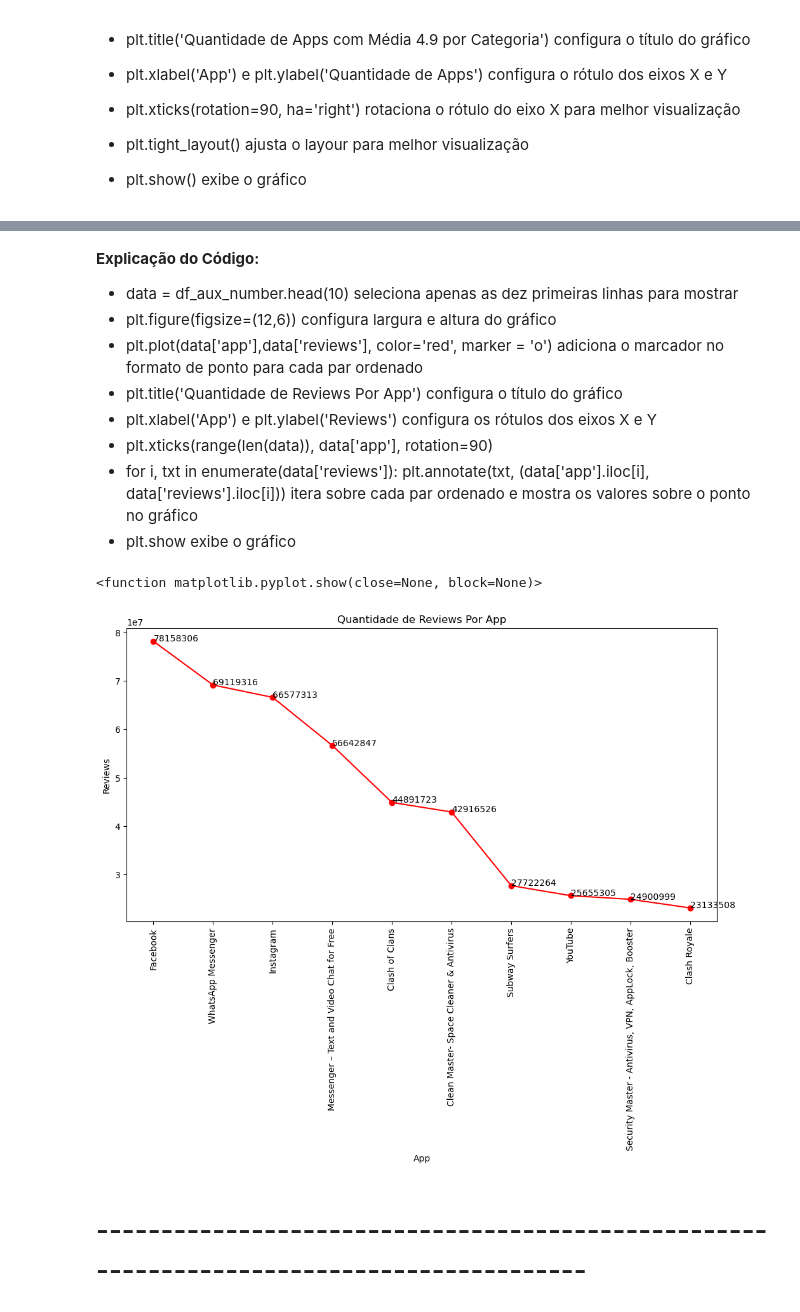
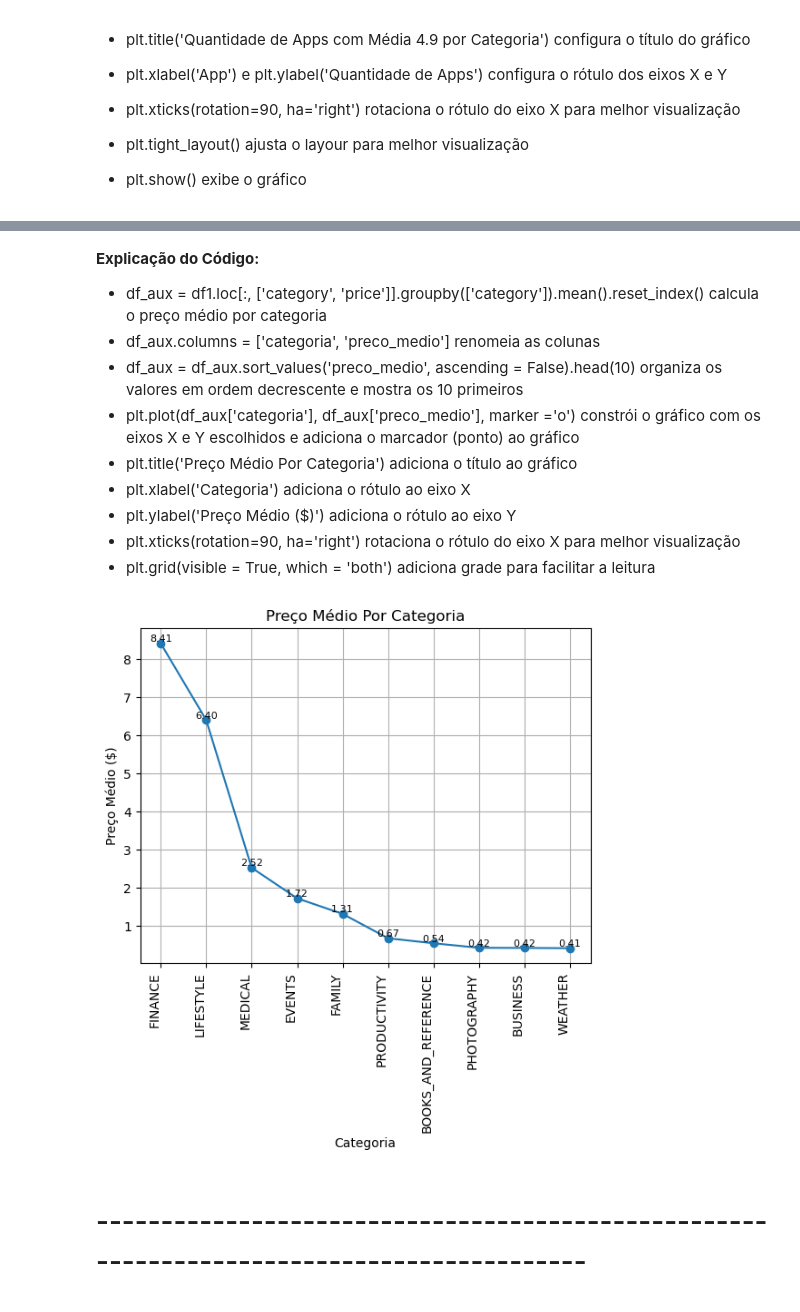
Before and after one commit to wldgrd/Compass, a Jupyter notebook: Sprint3/Desafio/etapa-2/desafio_final.ipynb, the cells around one changed output, grey strips where cells are left out. Drawn from its saved outputs; the diff is of its cells as text; code cells hidden in the pictures.

```diff
--- a/Sprint3/Desafio/etapa-2/desafio_final.ipynb
+++ b/Sprint3/Desafio/etapa-2/desafio_final.ipynb
@@ -485,28 +502,33 @@ plt.show()
 # %% [markdown]
 **Explicação do Código:**
-
-- data = df_aux_number.head(10) seleciona apenas as dez primeiras linhas para mostrar
-- plt.figure(figsize=(12,6)) configura largura e altura do gráfico
-- plt.plot(data['app'],data['reviews'], color='red', marker = 'o') adiciona o marcador no formato de ponto para cada par ordenado
-- plt.title('Quantidade de Reviews Por App') configura o título do gráfico
-- plt.xlabel('App') e plt.ylabel('Reviews') configura os rótulos dos eixos X e Y
-- plt.xticks(range(len(data)), data['app'], rotation=90)
-- for i, txt in enumerate(data['reviews']):
-    plt.annotate(txt, (data['app'].iloc[i], data['reviews'].iloc[i])) itera sobre cada par ordenado e mostra os valores sobre o ponto no gráfico
-- plt.show exibe o gráfico
+- df_aux = df1.loc[:, ['category', 'price']].groupby(['category']).mean().reset_index() calcula o preço médio por categoria
+- df_aux.columns = ['categoria', 'preco_medio'] renomeia as colunas
+- df_aux = df_aux.sort_values('preco_medio', ascending = False).head(10) organiza os valores em ordem decrescente e mostra os 10 primeiros
+- plt.plot(df_aux['categoria'], df_aux['preco_medio'], marker ='o') constrói o gráfico com os eixos X e Y escolhidos e adiciona o marcador (ponto) ao gráfico
+- plt.title('Preço Médio Por Categoria') adiciona o título ao gráfico
+- plt.xlabel('Categoria') adiciona o rótulo ao eixo X
+- plt.ylabel('Preço Médio ($)') adiciona o rótulo ao eixo Y
+- plt.xticks(rotation=90, ha='right') rotaciona o rótulo do eixo X para melhor visualização
+- plt.grid(visible = True, which = 'both') adiciona grade para facilitar a leitura
 # %%
-data = df_aux_number.head(10)
-plt.figure(figsize=(12,6))
-plt.plot(data['app'],data['reviews'], color='red', marker = 'o')
-plt.title('Quantidade de Reviews Por App')
-plt.xlabel('App')
-plt.ylabel('Reviews')
-plt.xticks(range(len(data)), data['app'], rotation=90)
-for i, txt in enumerate(data['reviews']):
-    plt.annotate(txt, (data['app'].iloc[i], data['reviews'].iloc[i]))
-plt.show
+df_aux = df1.loc[:, ['category', 'price']].groupby(['category']).mean().reset_index()
+df_aux.columns = ['categoria', 'preco_medio']
+df_aux = df_aux.sort_values('preco_medio', ascending = False).head(10)
+
+
+plt.plot(df_aux['categoria'], df_aux['preco_medio'], marker ='o')
+plt.title('Preço Médio Por Categoria')
+plt.xlabel('Categoria')
+plt.ylabel('Preço Médio ($)')
+plt.xticks(rotation=90, ha='right')
+plt.grid(visible = True, which = 'both')
+
+
+for i, valor in enumerate(df_aux['preco_medio']):
+    plt.text(df_aux['categoria'].iloc[i], valor, f'{valor:.2f}', fontsize = 8, ha = 'center', va = 'bottom')
+
+plt.show()
 # %% [output]
-<function matplotlib.pyplot.show(close=None, block=None)>
-[figure, old version]
+[figure, new version]
 # %% [markdown]
 # ------------------------------------------------------------------------------------------
```
Also changed, not shown: parts of 6 cells of this notebook.
